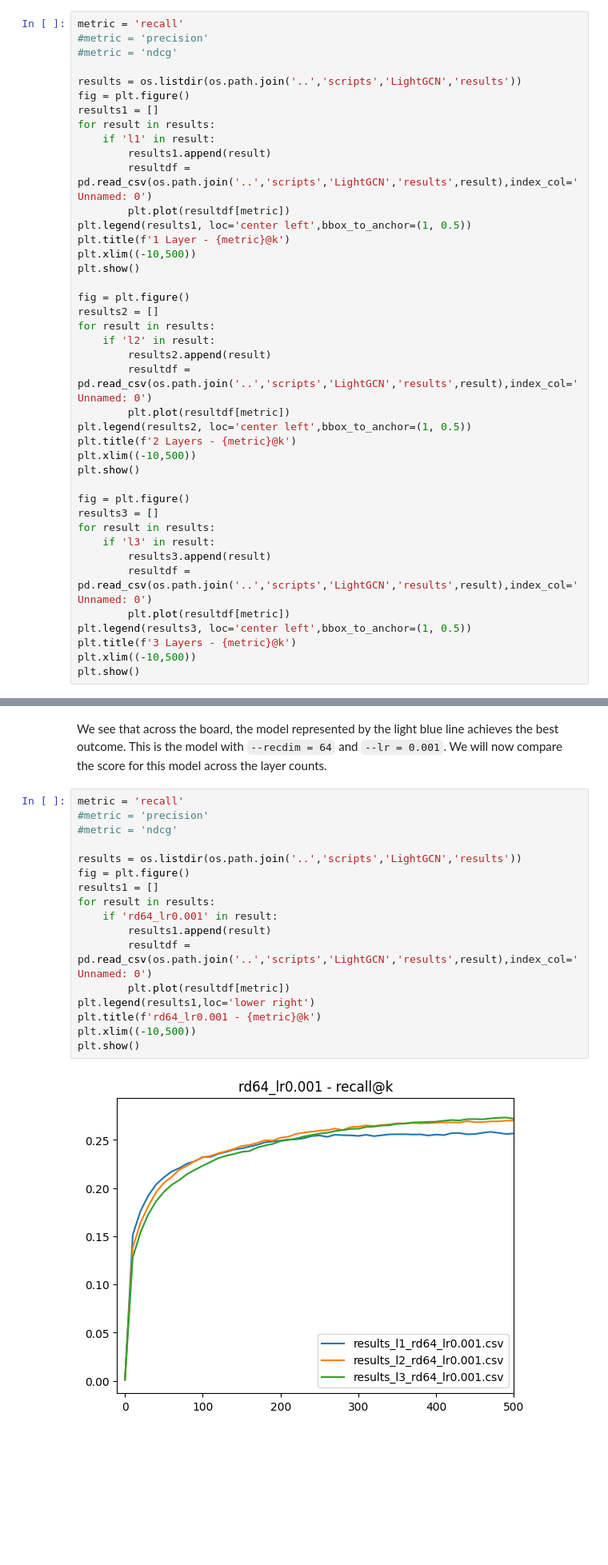
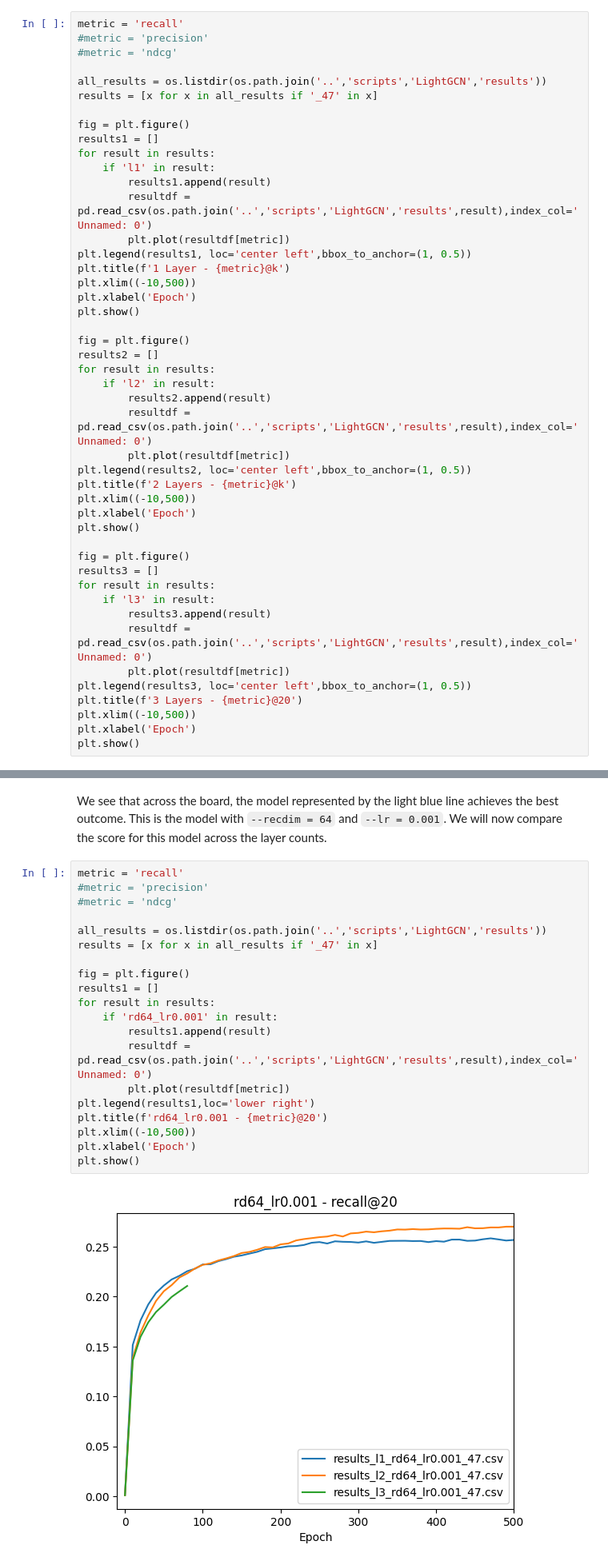
Before and after one commit to elimiller7/dst-assessment-2, a Jupyter notebook: report/06-Graph-Neural-Network.ipynb, the cells around one changed output, grey strips where cells are left out. Shown at 80% size. Cells and saved outputs as stored; diff of their text form; blank space fills up the shorter version.

```diff
--- a/report/06-Graph-Neural-Network.ipynb
+++ b/report/06-Graph-Neural-Network.ipynb
@@ -224,7 +256,9 @@ metric = 'recall'
 #metric = 'precision'
 #metric = 'ndcg'
 
-results = os.listdir(os.path.join('..','scripts','LightGCN','results'))
+all_results = os.listdir(os.path.join('..','scripts','LightGCN','results'))
+results = [x for x in all_results if '_47' in x]
+
 fig = plt.figure()
 results1 = []
 for result in results:
@@ -235,6 +269,7 @@ for result in results:
 plt.legend(results1, loc='center left',bbox_to_anchor=(1, 0.5))
 plt.title(f'1 Layer - {metric}@k')
 plt.xlim((-10,500))
+plt.xlabel('Epoch')
 plt.show()
 
 fig = plt.figure()
@@ -247,6 +282,7 @@ for result in results:
 plt.legend(results2, loc='center left',bbox_to_anchor=(1, 0.5))
 plt.title(f'2 Layers - {metric}@k')
 plt.xlim((-10,500))
+plt.xlabel('Epoch')
 plt.show()
 
 fig = plt.figure()
@@ -257,7 +293,8 @@ for result in results:
         resultdf = pd.read_csv(os.path.join('..','scripts','LightGCN','results',result),index_col='Unnamed: 0')
         plt.plot(resultdf[metric])
 plt.legend(results3, loc='center left',bbox_to_anchor=(1, 0.5))
-plt.title(f'3 Layers - {metric}@k')
+plt.title(f'3 Layers - {metric}@20')
 plt.xlim((-10,500))
+plt.xlabel('Epoch')
 plt.show()
 # %% [output]
@@ -269,21 +306,24 @@ We see that across the board, the model represented by the light blue line achie
 # %%
 metric = 'recall'
 #metric = 'precision'
 #metric = 'ndcg'
 
-results = os.listdir(os.path.join('..','scripts','LightGCN','results'))
+all_results = os.listdir(os.path.join('..','scripts','LightGCN','results'))
+results = [x for x in all_results if '_47' in x]
+
 fig = plt.figure()
 results1 = []
 for result in results:
     if 'rd64_lr0.001' in result:
         results1.append(result)
         resultdf = pd.read_csv(os.path.join('..','scripts','LightGCN','results',result),index_col='Unnamed: 0')
         plt.plot(resultdf[metric])
 plt.legend(results1,loc='lower right')
-plt.title(f'rd64_lr0.001 - {metric}@k')
+plt.title(f'rd64_lr0.001 - {metric}@20')
 plt.xlim((-10,500))
+plt.xlabel('Epoch')
 plt.show()
 # %% [output]
-[figure, old version]
+[figure, new version]
 # %% [markdown]
 We see that in the long run, the model with 3 layers manages to achieve the greatest recall, and whilst it is not shown above it actually achieves the best results in all three metrics. As such the model we will use for making further predictions will be this one, with 3 layers, 64 features for each embedding, and a learning rate of 0.001.
```
Also changed, not shown: parts of 50 cells of this notebook, 3 other files.
